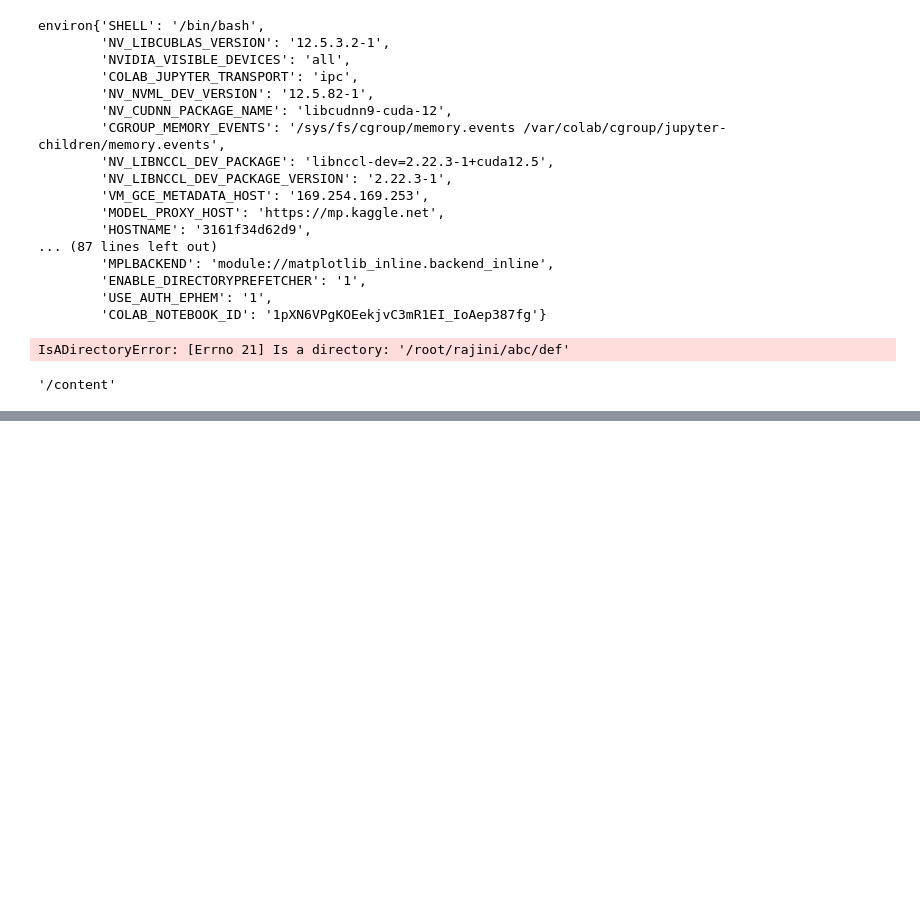
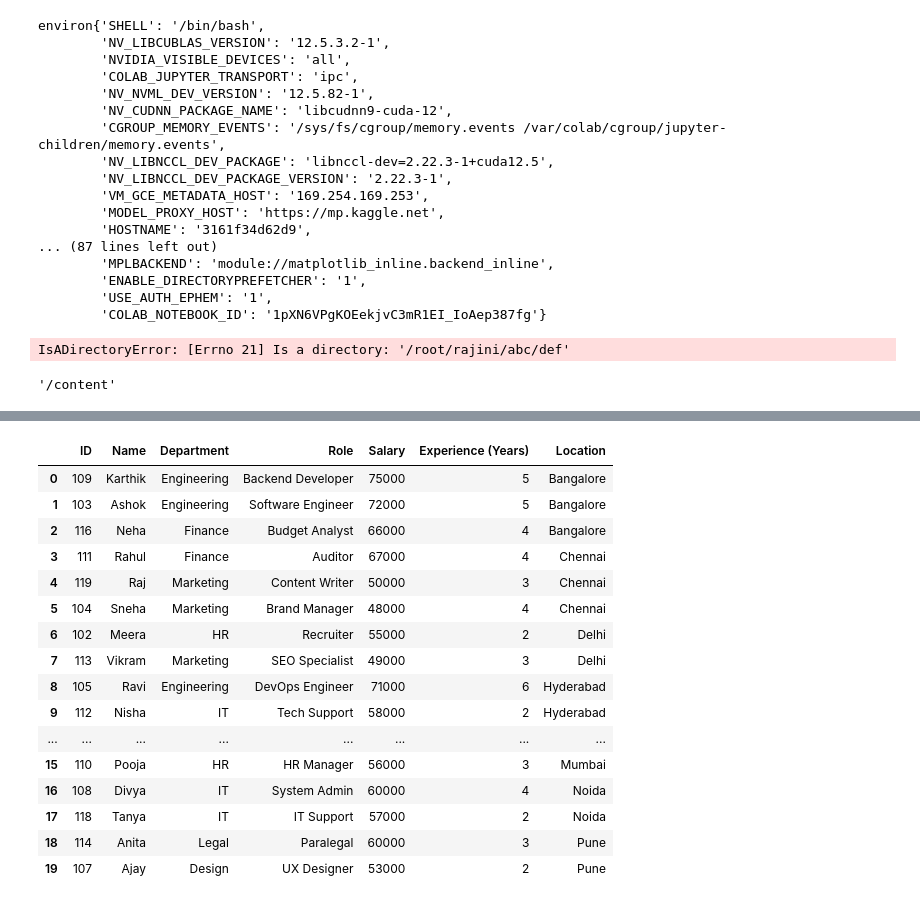
Before and after one commit to BalaKrishnanCodeSpace/PythonCodes, a Jupyter notebook: Python_Codes.ipynb, the cells around one changed output, grey strips where cells are left out. Cells and saved outputs as stored; diff of their text form; code cells hidden in the pictures; blank space fills up the shorter version.

```diff
--- a/Python_Codes.ipynb
+++ b/Python_Codes.ipynb
@@ -1479,0 +1796,20 @@ os.getcwd()
+# %%
+df.sort_values(by = ['Location', 'Salary'], ascending = [True, False], ignore_index = True)
+# %% [output]
+|  | ID | Name | Department | Role | Salary | Experience (Years) | Location |
+| 0 | 109 | Karthik | Engineering | Backend Developer | 75000 | 5 | Bangalore |
+| 1 | 103 | Ashok | Engineering | Software Engineer | 72000 | 5 | Bangalore |
+| 2 | 116 | Neha | Finance | Budget Analyst | 66000 | 4 | Bangalore |
+| 3 | 111 | Rahul | Finance | Auditor | 67000 | 4 | Chennai |
+| 4 | 119 | Raj | Marketing | Content Writer | 50000 | 3 | Chennai |
+| 5 | 104 | Sneha | Marketing | Brand Manager | 48000 | 4 | Chennai |
+| 6 | 102 | Meera | HR | Recruiter | 55000 | 2 | Delhi |
+| 7 | 113 | Vikram | Marketing | SEO Specialist | 49000 | 3 | Delhi |
+| 8 | 105 | Ravi | Engineering | DevOps Engineer | 71000 | 6 | Hyderabad |
+| 9 | 112 | Nisha | IT | Tech Support | 58000 | 2 | Hyderabad |
+| ... | ... | ... | ... | ... | ... | ... | ... |
+| 15 | 110 | Pooja | HR | HR Manager | 56000 | 3 | Mumbai |
+| 16 | 108 | Divya | IT | System Admin | 60000 | 4 | Noida |
+| 17 | 118 | Tanya | IT | IT Support | 57000 | 2 | Noida |
+| 18 | 114 | Anita | Legal | Paralegal | 60000 | 3 | Pune |
+| 19 | 107 | Ajay | Design | UX Designer | 53000 | 2 | Pune |
```
Also changed, not shown: parts of 41 cells of this notebook.
